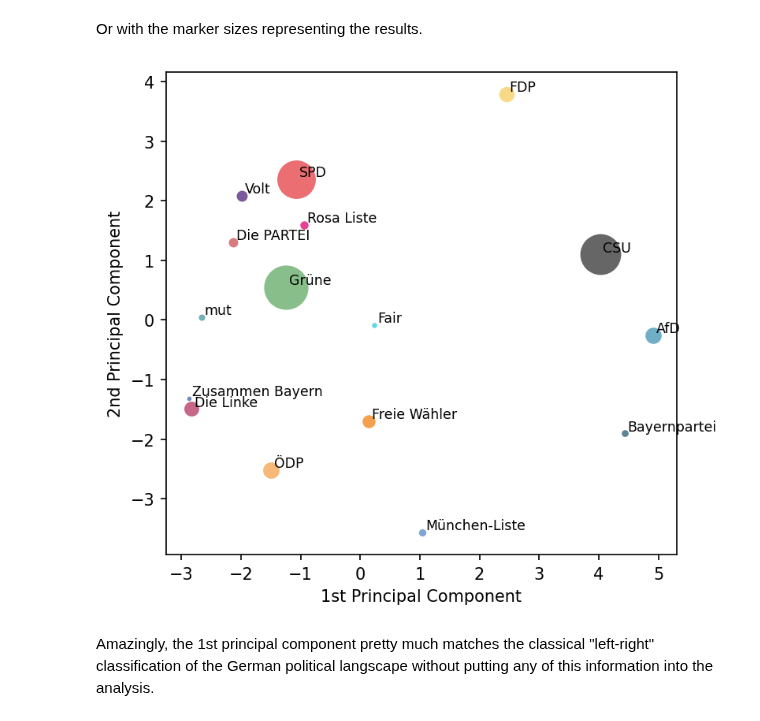
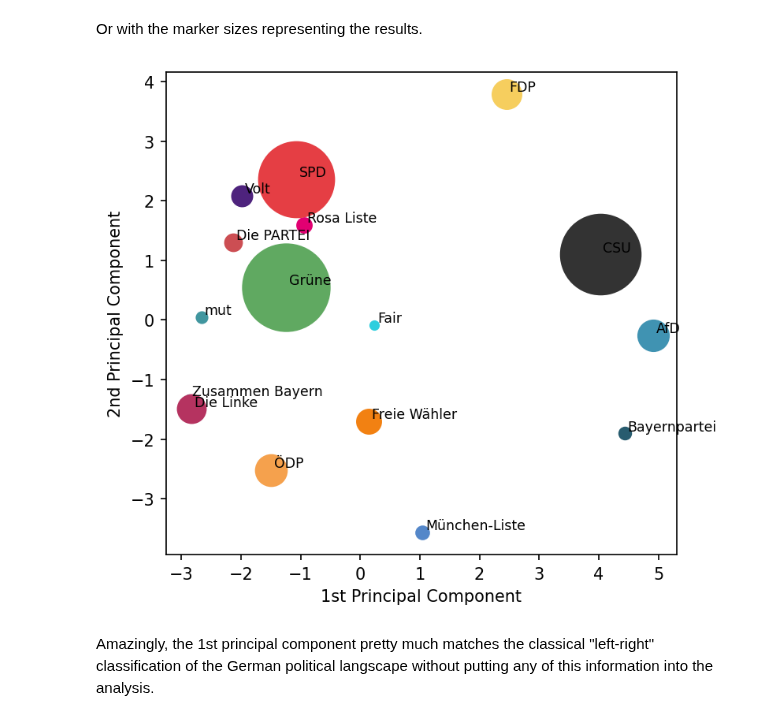
Before and after one commit to stammler/ml_intro, a Jupyter notebook: notebooks/2_pca_example.ipynb, the cells around one changed output. Drawn from its saved outputs; the diff is of its cells as text; code cells hidden in the pictures.

```diff
--- a/notebooks/2_pca_example.ipynb
+++ b/notebooks/2_pca_example.ipynb
@@ -249,15 +251,15 @@ Or with the marker sizes representing the results.
 # %%
 offset = 0.05
 fig = plt.figure(dpi=150)
 ax = fig.add_subplot(111, aspect=1.)
 for i, key in enumerate(data):
-    ax.plot(Y[i, 0], Y[i, 1], "o", c=colors[key], markeredgecolor="none", markersize=5.*np.sqrt(results[key]), alpha=0.75)
+    ax.plot(Y[i, 0], Y[i, 1], "o", c=colors[key], markeredgecolor="none", markersize=10.*np.sqrt(results[key]))
     ax.text(Y[i, 0]+offset, Y[i, 1]+offset, key, fontsize="small")
 ax.set_xlabel("1st Principal Component")
 ax.set_ylabel("2nd Principal Component")
 fig.tight_layout()
 # %% [output]
-[figure, old version]
+[figure, new version]
 # %% [markdown]
 Amazingly, the 1st principal component pretty much matches the classical "left-right" classification of the German political langscape without putting any of this information into the analysis.
 # %%
```
Also changed, not shown: parts of 1 cell of this notebook, 1 other file.
